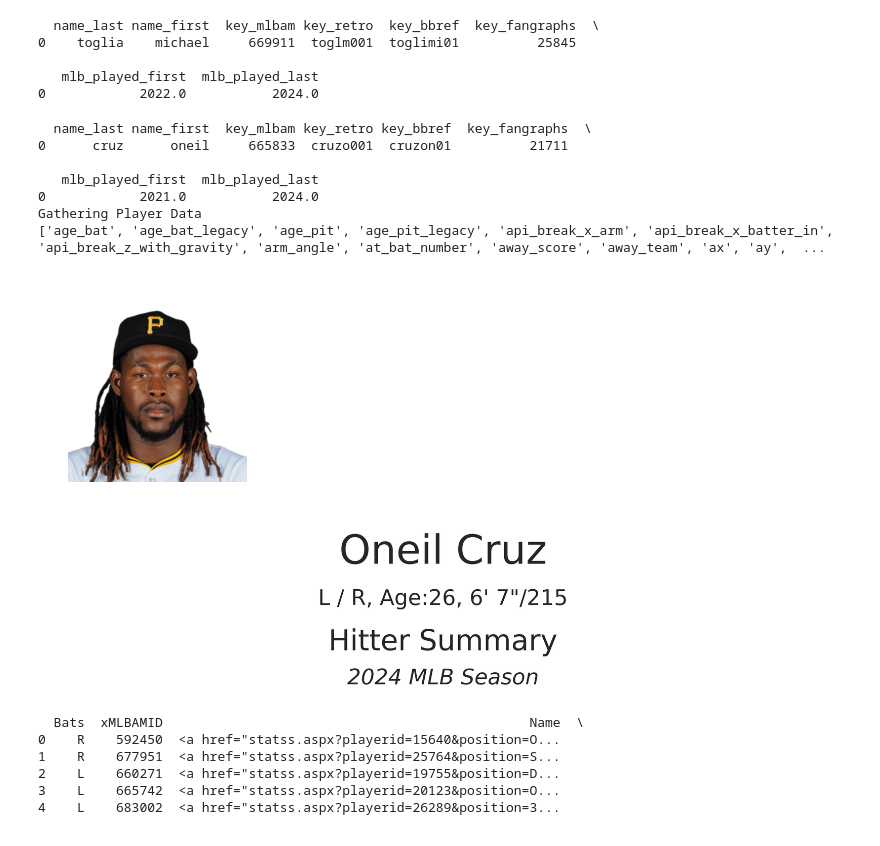
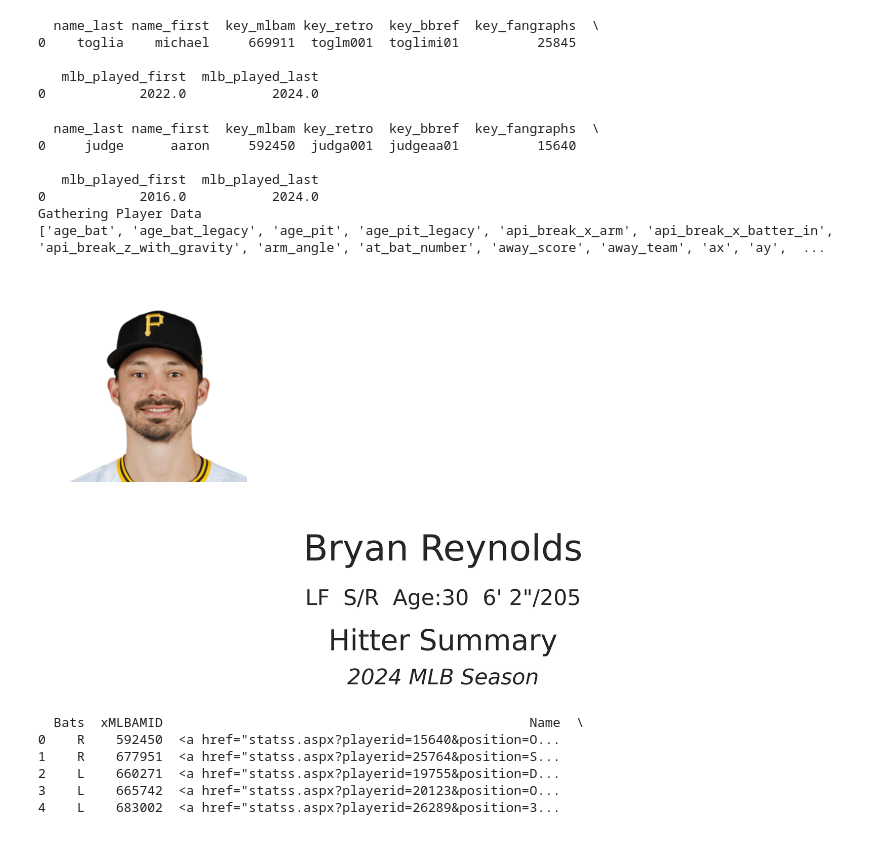
Before and after one commit to jshelty/JLukeSports, a Jupyter notebook: JLukeHitterCard.ipynb, the cells around one changed output. Saved outputs shown, nothing was run; the diff lists cells and outputs as text; code cells hidden in the pictures.

```diff
--- a/JLukeHitterCard.ipynb
+++ b/JLukeHitterCard.ipynb
@@ -38,18 +61,18 @@ print(pyb.playerid_lookup('Toglia','Michael'))
    mlb_played_first  mlb_played_last
 0            2022.0           2024.0
 # %%
-print(pyb.playerid_lookup('Cruz','Oneil'))
-batter_id = 665833
+print(pyb.playerid_lookup('Judge','Aaron'))
+batter_id = 668804
 df_pyb = pyb.statcast_batter('2024-03-28', '2024-10-01', batter_id)
 sorted_columns = sorted(df_pyb.columns)
 print(sorted_columns)
 # df_pyb.head()
 # %% [output]
-  name_last name_first  key_mlbam key_retro key_bbref  key_fangraphs  \
-0      cruz      oneil     665833  cruzo001  cruzon01          21711
+  name_last name_first  key_mlbam key_retro  key_bbref  key_fangraphs  \
+0     judge      aaron     592450  judga001  judgeaa01          15640
 
    mlb_played_first  mlb_played_last
-0            2021.0           2024.0
+0            2016.0           2024.0
 Gathering Player Data
 ['age_bat', 'age_bat_legacy', 'age_pit', 'age_pit_legacy', 'api_break_x_arm', 'api_break_x_batter_in', 'api_break_z_with_gravity', 'arm_angle', 'at_bat_number', 'away_score', 'away_team', 'ax', 'ay',  ...
 # %%
@@ -88,36 +111,37 @@ def player_headshot(batter_id: str, ax: plt.Axes):
 # Call the player_headshot function with the pitcher ID and current axis
 player_headshot(batter_id=batter_id, ax=plt.subplots(figsize=(1, 1))[1])
 # %% [output]
-[figure, old version]
+[figure, new version]
 # %%
 def player_bio(pitcher_id: str, ax: plt.Axes):
     # Construct the URL to fetch player data
     url = f"https://statsapi.mlb.com/api/v1/people?personIds={pitcher_id}&hydrate=currentTeam"
 
     # Send a GET request to the URL and parse the JSON response
     data = requests.get(url).json()
 
     # Extract player information from the JSON data
     player_name = data['people'][0]['fullName']
     batter_throw = data['people'][0]['pitchHand']['code']
     batter_hand = data['people'][0]['batSide']['code']
+    position = data['people'][0]['primaryPosition']['abbreviation']
     age = data['people'][0]['currentAge']
     height = data['people'][0]['height']
     weight = data['people'][0]['weight']
 
     # Display the player's name, handedness, age, height, and weight on the axis
-    ax.text(0.5, 1, f'{player_name}', va='top', ha='center', fontsize=56)
-    ax.text(0.5, 0.65, f'{batter_hand} / {batter_throw}, Age:{age}, {height}/{weight}', va='top', ha='center', fontsize=30)
+    ax.text(0.5, 1, f'{player_name}', va='top', ha='center', fontsize=50)
+    ax.text(0.5, 0.65, f'{position}  {batter_hand}/{batter_throw}  Age:{age}  {height}/{weight}', va='top', ha='center', fontsize=30)
     ax.text(0.5, 0.40, f'Hitter Summary', va='top', ha='center', fontsize=40)
     ax.text(0.5, 0.15, f'2024 MLB Season', va='top', ha='center', fontsize=30, fontstyle='italic')
 
     # Turn off the axis
     ax.axis('off')
 
 # Call the player_bio function with the pitcher ID and a new axis of size 10x2
 player_bio(batter_id, ax=plt.subplots(figsize=(20, 4))[1])
 # %% [output]
-[figure, old version]
+[figure, new version]
 # %%
 import requests
 
```
Also changed, not shown: parts of 14 cells of this notebook.
